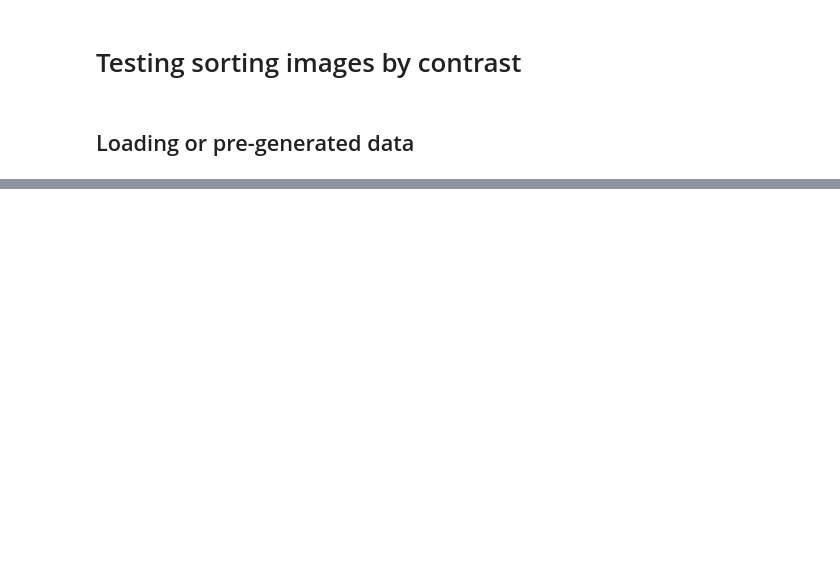
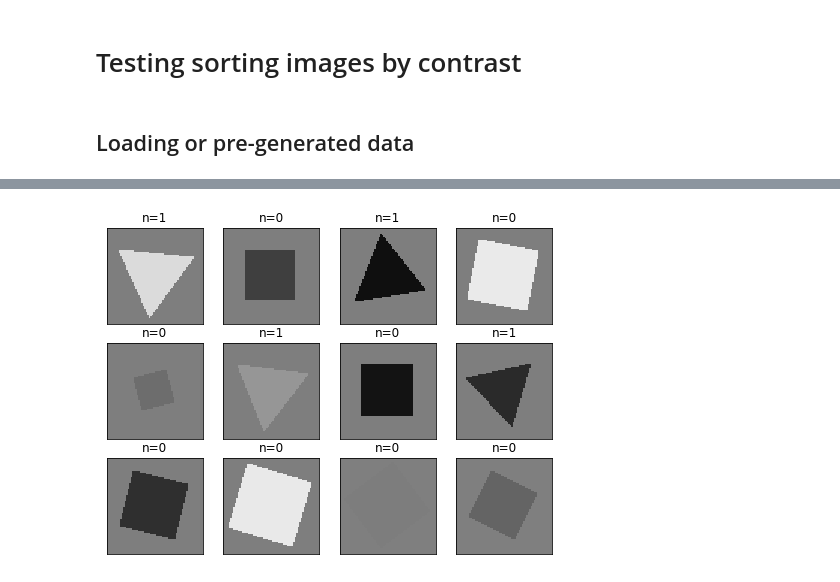
Before and after one commit to NLeSC/XAI, a Jupyter notebook: Software/TrianglesAndSquaresRotationAndScaleDemo/TestingSortByContrast.ipynb, the cells around one changed output, grey strips where cells are left out. Cells and saved outputs as stored; diff of their text form; code cells hidden in the pictures; blank space fills up the shorter version.

```diff
--- a/Software/TrianglesAndSquaresRotationAndScaleDemo/TestingSortByContrast.ipynb
+++ b/Software/TrianglesAndSquaresRotationAndScaleDemo/TestingSortByContrast.ipynb
@@ -43,0 +66,5 @@ IndexError: index 1 is out of bounds for axis 0 with size 1
+# %%
+# plot 12  train images after sorting
+shi.plot_12seqimages(sorted_images_test, sorted_labels_test, 1000)
+# %% [output]
+[figure, added]
```
Also changed, not shown: parts of 7 cells of this notebook, 2 other files.
